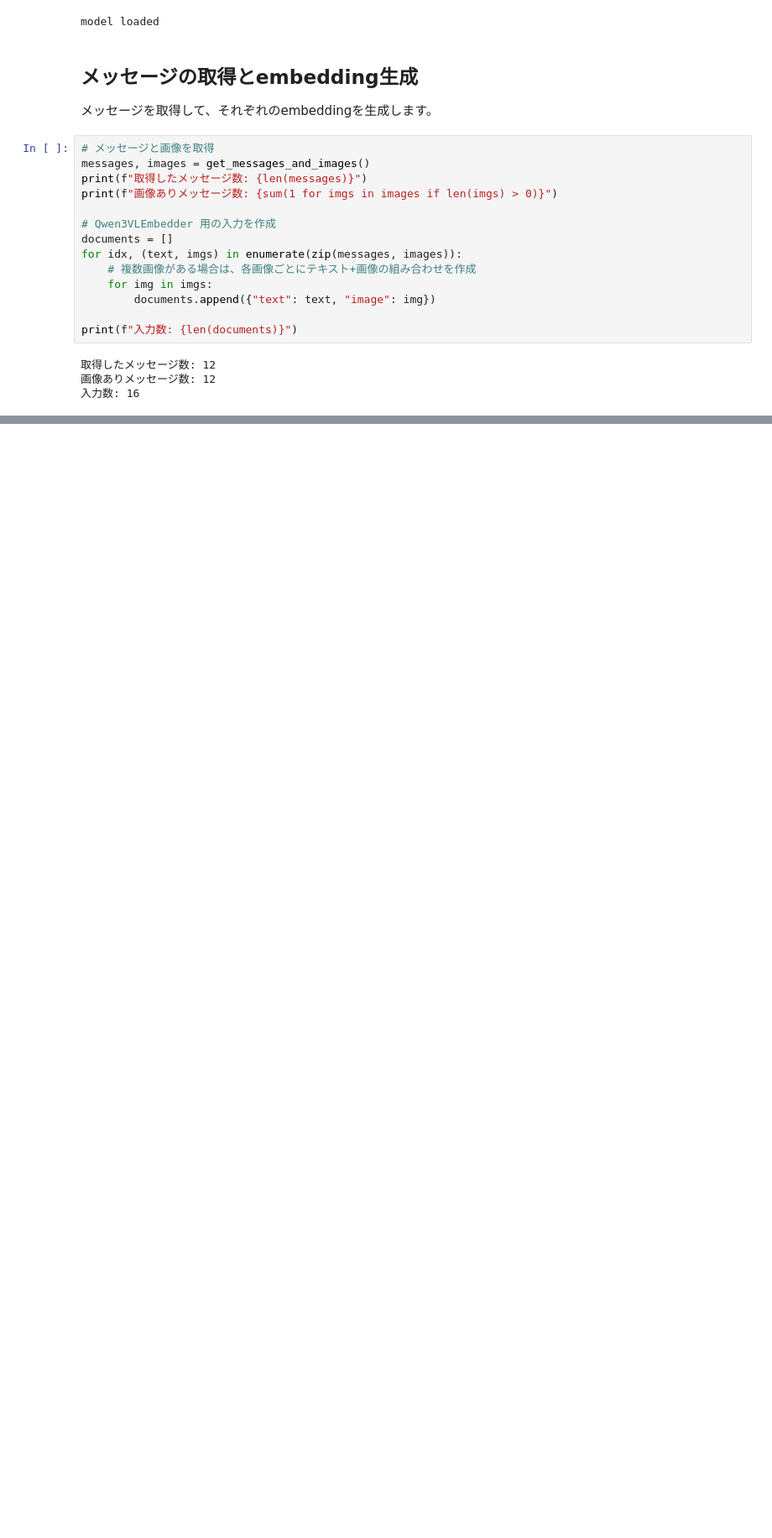
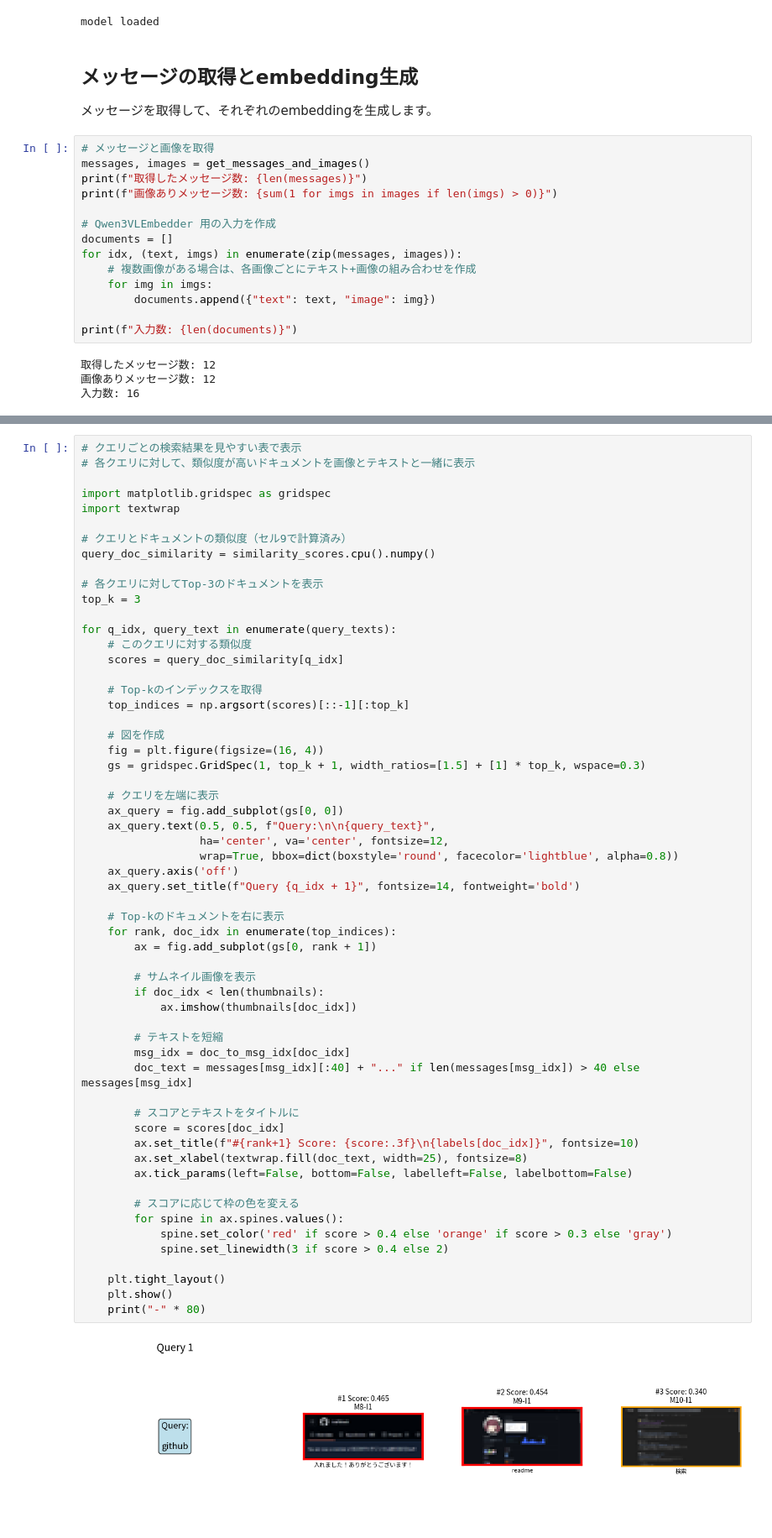
Before and after one commit to mumumu6/Qwen3-VL-Embedding-8B, a Jupyter notebook: main.ipynb, the cells around one changed output, grey strips where cells are left out. Shown at 84% size. Drawn from its saved outputs; the diff is of its cells as text; blank space fills up the shorter version.

Commit message:
queryの出力結果で日本語が出るように修正

```diff
--- a/main.ipynb
+++ b/main.ipynb
@@ -438,0 +447,60 @@ mysql問題は本当にごめんなさい:bow-nya...
+# %%
+# クエリごとの検索結果を見やすい表で表示
+# 各クエリに対して、類似度が高いドキュメントを画像とテキストと一緒に表示
+
+import matplotlib.gridspec as gridspec
+import textwrap
+
+# クエリとドキュメントの類似度（セル9で計算済み）
+query_doc_similarity = similarity_scores.cpu().numpy()
+
+# 各クエリに対してTop-3のドキュメントを表示
+top_k = 3
+
+for q_idx, query_text in enumerate(query_texts):
+    # このクエリに対する類似度
+    scores = query_doc_similarity[q_idx]
+
+    # Top-kのインデックスを取得
+    top_indices = np.argsort(scores)[::-1][:top_k]
+
+    # 図を作成
+    fig = plt.figure(figsize=(16, 4))
+    gs = gridspec.GridSpec(1, top_k + 1, width_ratios=[1.5] + [1] * top_k, wspace=0.3)
+
+    # クエリを左端に表示
+    ax_query = fig.add_subplot(gs[0, 0])
+    ax_query.text(0.5, 0.5, f"Query:\n\n{query_text}",
+                  ha='center', va='center', fontsize=12,
+                  wrap=True, bbox=dict(boxstyle='round', facecolor='lightblue', alpha=0.8))
+    ax_query.axis('off')
+    ax_query.set_title(f"Query {q_idx + 1}", fontsize=14, fontweight='bold')
+
+    # Top-kのドキュメントを右に表示
+    for rank, doc_idx in enumerate(top_indices):
+        ax = fig.add_subplot(gs[0, rank + 1])
+
+        # サムネイル画像を表示
+        if doc_idx < len(thumbnails):
+            ax.imshow(thumbnails[doc_idx])
+
+        # テキストを短縮
+        msg_idx = doc_to_msg_idx[doc_idx]
+        doc_text = messages[msg_idx][:40] + "..." if len(messages[msg_idx]) > 40 else messages[msg_idx]
+
+        # スコアとテキストをタイトルに
+        score = scores[doc_idx]
+        ax.set_title(f"#{rank+1} Score: {score:.3f}\n{labels[doc_idx]}", fontsize=10)
+        ax.set_xlabel(textwrap.fill(doc_text, width=25), fontsize=8)
+        ax.tick_params(left=False, bottom=False, labelleft=False, labelbottom=False)
+
+        # スコアに応じて枠の色を変える
+        for spine in ax.spines.values():
+            spine.set_color('red' if score > 0.4 else 'orange' if score > 0.3 else 'gray')
+            spine.set_linewidth(3 if score > 0.4 else 2)
+
+    plt.tight_layout()
+    plt.show()
+    print("-" * 80)
+# %% [output]
+[figure, added]
```
Also changed, not shown: parts of 6 cells of this notebook.
